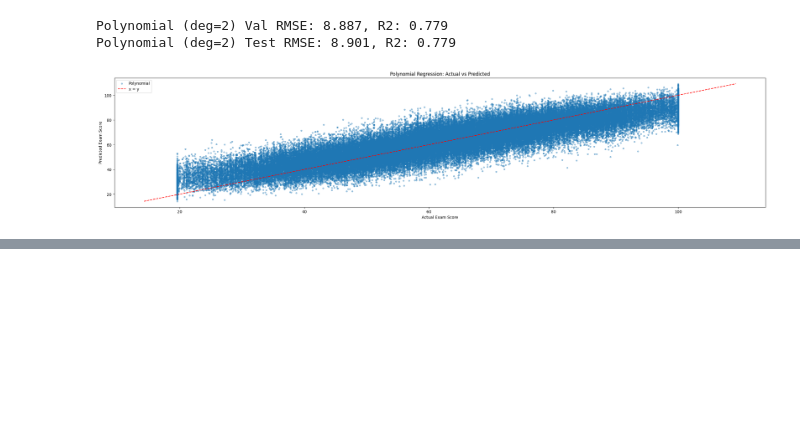
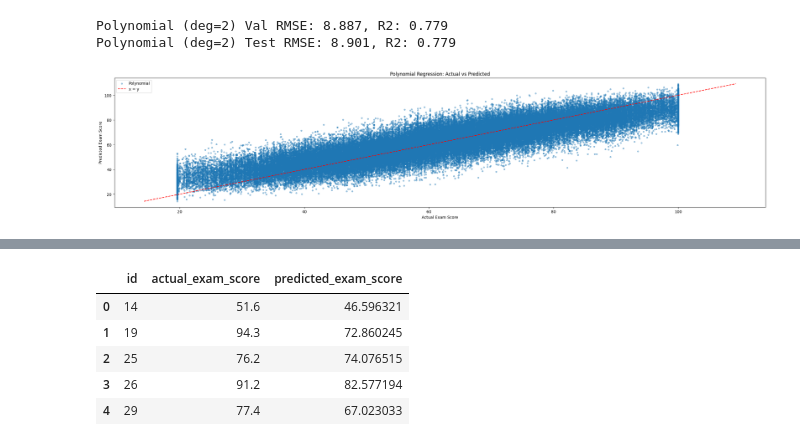
Before and after one commit to Aashiee3/Student-Exam-Score-Kagge-Competition, a Jupyter notebook: Student exam score/aashi_model.ipynb, the cells around one changed output, grey strips where cells are left out. Cells and saved outputs as stored; diff of their text form; code cells hidden in the pictures; blank space fills up the shorter version.

```diff
--- a/Student exam score/aashi_model.ipynb
+++ b/Student exam score/aashi_model.ipynb
@@ -268,0 +290,16 @@ plt.show()
+# %%
+import tensorflow as tf
+
+ffn_model.compile(
+    optimizer=Adam(learning_rate=0.001),
+    loss='mse',
+    metrics=[tf.keras.metrics.RootMeanSquaredError(name='rmse')]
+)
+# %%
+history = ffn_model.fit(
+    x_train_scaled, y_train,
+    validation_data=(x_val_scaled, y_val),
+    epochs=100,
+    batch_size=32,
+    verbose=1
+)
@@ -268,0 +334,18 @@ plt.show()
+# %%
+import pandas as pd
+
+results_df = pd.DataFrame({
+    'id': id_test.values,
+    'actual_exam_score': y_test.values,
+    'predicted_exam_score': y_test_pred
+})
+
+results_df = results_df.sort_values(by='id').reset_index(drop=True)
+results_df.head()
+# %% [output]
+|  | id | actual_exam_score | predicted_exam_score |
+| 0 | 14 | 51.6 | 46.596321 |
+| 1 | 19 | 94.3 | 72.860245 |
+| 2 | 25 | 76.2 | 74.076515 |
+| 3 | 26 | 91.2 | 82.577194 |
+| 4 | 29 | 77.4 | 67.023033 |
```
Also changed, not shown: parts of 22 cells of this notebook.
